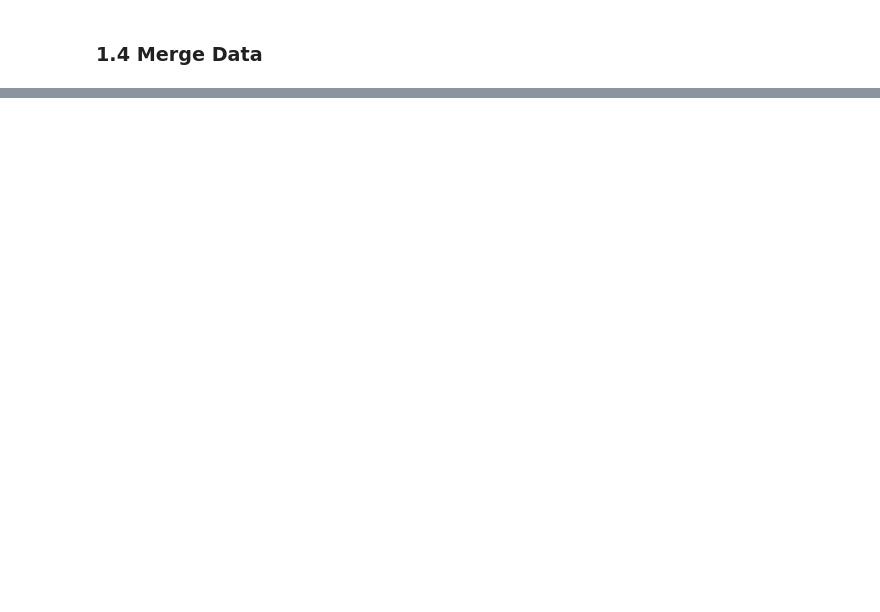
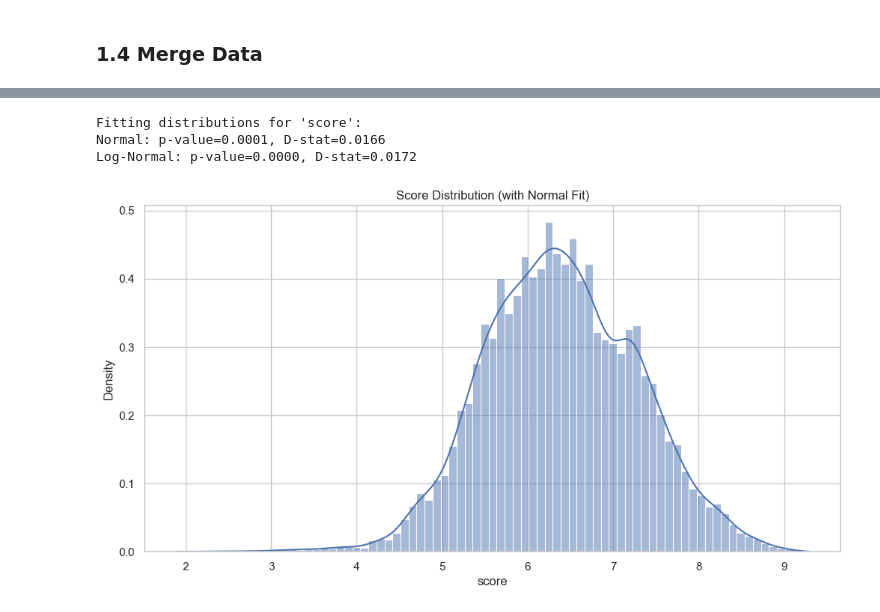
Before and after one commit to Seintian/unito-hci-data-analysis-25-26, a Jupyter notebook: solution/notebooks/02_exploration.ipynb, the cells around one changed output, grey strips where cells are left out. Drawn from its saved outputs; the diff is of its cells as text; code cells hidden in the pictures; blank space fills up the shorter version.

```diff
--- a/solution/notebooks/02_exploration.ipynb
+++ b/solution/notebooks/02_exploration.ipynb
@@ -151,0 +67,10 @@ generate_user_map(df_profiles)
+# %%
+df_merged = df_details[
+    ['anime_id', 'title', 'type', 'source', 'episodes', 'rating', 'score', 'scored_by',
+     'rank', 'popularity', 'members', 'favorites', 'year', 'season', 'start_date']
+].merge(
+    df_stats[['anime_id', 'watching', 'completed']],
+    on='anime_id',
+    how='inner'
+)
+print(f"Merged Dataset Shape: {df_merged.shape}")
@@ -151,0 +112,12 @@ generate_user_map(df_profiles)
+# %%
+print("Fitting distributions for 'score':")
+score_fits = fit_distribution(df_merged['score'])
+for dist, res in score_fits.items():
+    print(f"{dist}: p-value={res['p_value']:.4f}, D-stat={res.get('D_statistic', 'N/A'):.4f}")
+
+plot_distribution(df_merged, 'score', title="Score Distribution (with Normal Fit)", kde=True)
+# %% [output]
+Fitting distributions for 'score':
+Normal: p-value=0.0001, D-stat=0.0166
+Log-Normal: p-value=0.0000, D-stat=0.0172
+[figure, added]
```
Also changed, not shown: parts of 48 cells of this notebook, 11 other files.
